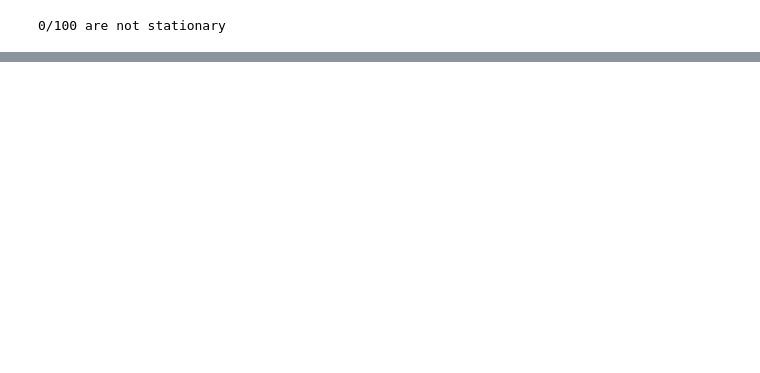
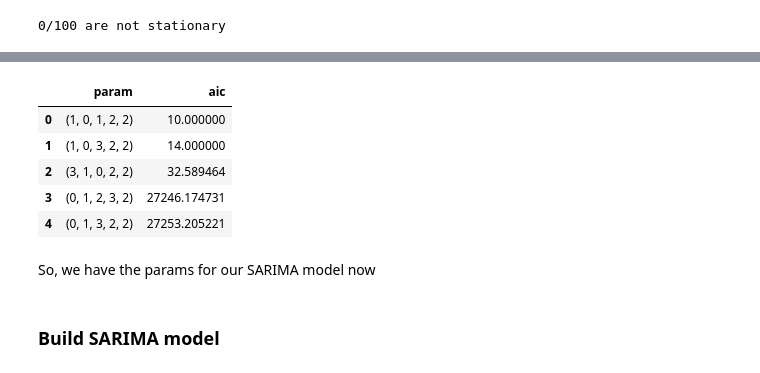
Before and after one commit to tcdat96/product-demand-forecast, a Jupyter notebook: demand-forecast.ipynb, the cells around one changed output, grey strips where cells are left out. Drawn from its saved outputs; the diff is of its cells as text; code cells hidden in the pictures; blank space fills up the shorter version.

Commit message:
tune SARIMA parameters

```diff
--- a/demand-forecast.ipynb
+++ b/demand-forecast.ipynb
@@ -182,0 +251,30 @@ Okay, now we have the function, we only need to call it when we build the model.
+# %%
+from sklearn.utils.testing import ignore_warnings
+from sklearn.exceptions import ConvergenceWarning
+
+def_range = range(0,4)
+@ignore_warnings(category=ConvergenceWarning)
+def optimize_SARIMA(df, p_range=def_range, d=1, q_range=def_range, \
+                    P_range=def_range, D=1, Q_range=def_range, s_range=def_range):
+    results = []
+    best_aic = float('inf')
+
+    params = list(product(p_range, q_range, P_range, Q_range, s_range))
+    for param in tqdm(params):
+        try: model = SARIMAX(df, order=(param[0], d, param[1]),
+                             seasonal_order=(param[2], D, param[3], param[4])).fit(disp=-1)
+        except: continue
+        if model.aic < best_aic:
+            best_model = model
+            best_aic = model.aic
+            best_param = param
+        results.append([param, model.aic])
+
+    results = pd.DataFrame(results, columns=['param', 'aic']).sort_values('aic')
+    return results.reset_index(drop=True)
+# %%
+start_time = time()
+d = 1
+D = 0
+tried_models = optimize_SARIMA(item_df, d=d, D=D)
+print_elapsed_time(start_time)
@@ -182,0 +284,11 @@ Okay, now we have the function, we only need to call it when we build the model.
+# %%
+tried_models[:5]
+# %% [output]
+|  | param | aic |
+| 0 | (1, 0, 1, 2, 2) | 10.000000 |
+| 1 | (1, 0, 3, 2, 2) | 14.000000 |
+| 2 | (3, 1, 0, 2, 2) | 32.589464 |
+| 3 | (0, 1, 2, 3, 2) | 27246.174731 |
+| 4 | (0, 1, 3, 2, 2) | 27253.205221 |
+# %% [markdown]
+So, we have the params for our SARIMA model now
@@ -182,0 +299,2 @@ Okay, now we have the function, we only need to call it when we build the model.
+# %% [markdown]
+### Build SARIMA model
```
Also changed, not shown: parts of 20 cells of this notebook, 1 other file.
